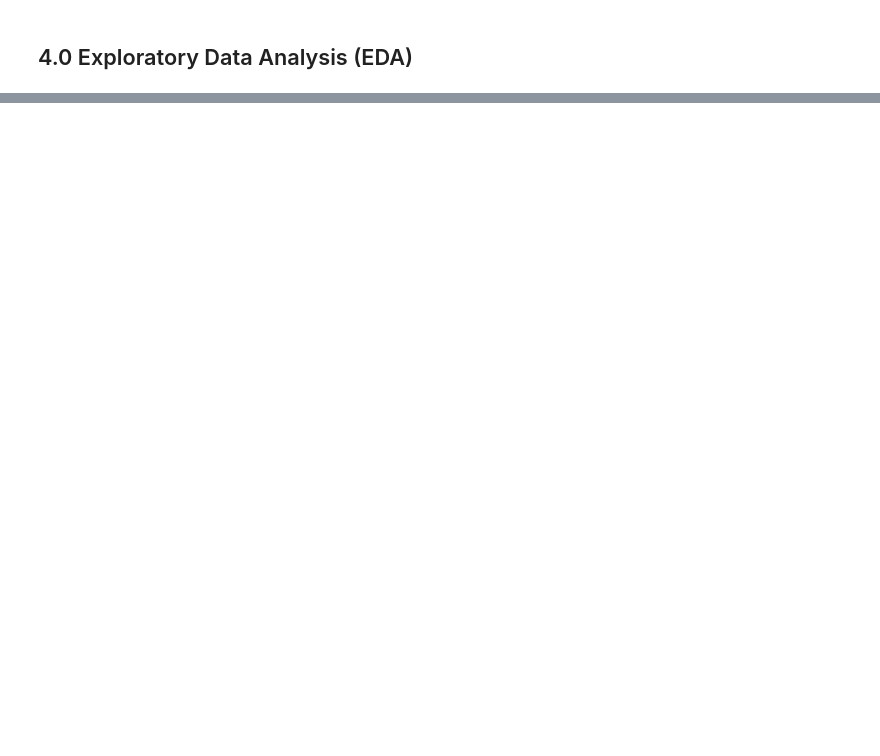
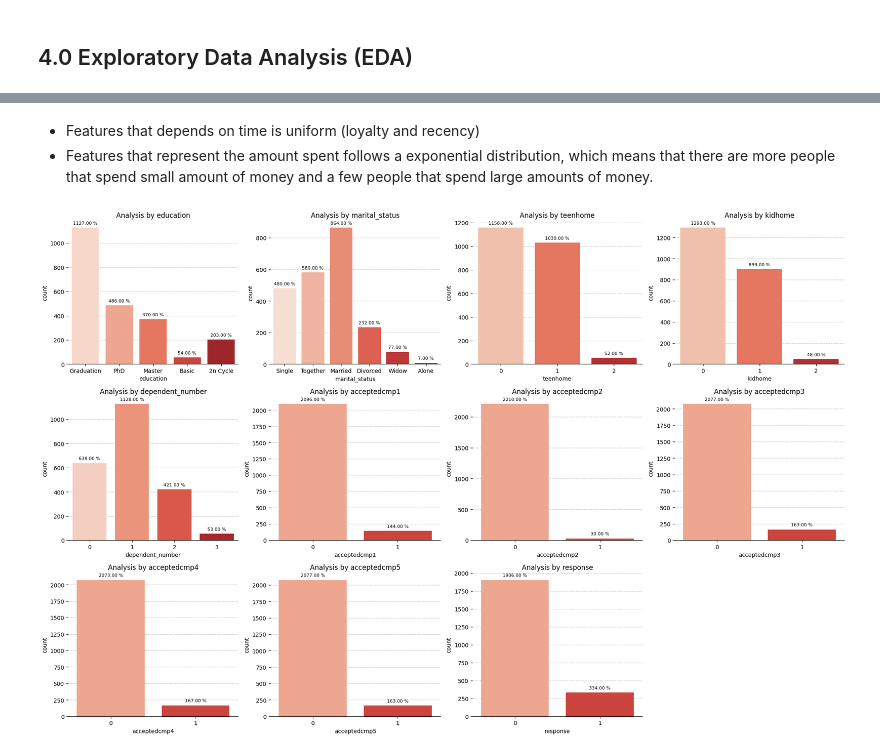
Before and after one commit to jooaobrum/marketing_campaign_CRM_case, a Jupyter notebook: notebooks/crm_ifood_data_analysis.ipynb, the cells around one changed output, grey strips where cells are left out. Drawn from its saved outputs; the diff is of its cells as text; code cells hidden in the pictures; blank space fills up the shorter version.

```diff
--- a/notebooks/crm_ifood_data_analysis.ipynb
+++ b/notebooks/crm_ifood_data_analysis.ipynb
@@ -90,0 +410,11 @@ Since the business case is composed by 3 parts, I will split the problem in 3 di
+# %%
+# Transforming some numerical variables to categories for visualization
+cat_vars['teenhome'] = num_vars['teenhome']
+cat_vars['kidhome'] = num_vars['kidhome']
+cat_vars['dependent_number'] = num_vars['dependent_number']
+cat_vars['acceptedcmp1'] = num_vars['acceptedcmp1']
+cat_vars['acceptedcmp2'] = num_vars['acceptedcmp2']
+cat_vars['acceptedcmp3'] = num_vars['acceptedcmp3']
+cat_vars['acceptedcmp4'] = num_vars['acceptedcmp4']
+cat_vars['acceptedcmp5'] = num_vars['acceptedcmp5']
+cat_vars['response'] = num_vars['response']
@@ -90,0 +449,30 @@ Since the business case is composed by 3 parts, I will split the problem in 3 di
+# %% [markdown]
+- Features that depends on time is uniform (loyalty and recency)
+- Features that represent the amount spent follows a exponential distribution, which means that there are more people that spend small amount of money and a few people that spend large amounts of money.
+# %%
+plt.figure(1, figsize = (20,30))
+for i, col in enumerate(cat_vars.columns):
+    plt.subplot(7, 4, i+1)
+    ax = sns.countplot(x = cat_vars[col], palette=sns.color_palette('Reds', cat_vars[col].nunique()))
+
+    plt.gca().spines['top'].set_visible(False)
+    plt.gca().spines['right'].set_visible(False)
+    plt.gca().spines['bottom'].set_visible(True)
+    plt.gca().spines['left'].set_visible(False)
+
+    plt.rc('axes', axisbelow=True)
+    plt.grid(axis='y', linestyle='--', alpha=0.7)
+
+    for bar in ax.patches:
+
+
+        ax.annotate(f"{format(bar.get_height(), '.2f')} %",
+                    (bar.get_x() + bar.get_width() / 2,
+                        bar.get_height()), ha='center', va='center',
+                    size=8, xytext=(0, 8),
+                    textcoords='offset points')
+
+    plt.title('Analysis by ' + col)
+    plt.tight_layout()
+# %% [output]
+[figure, added]
```
Also changed, not shown: parts of 126 cells of this notebook, 3 other files.
